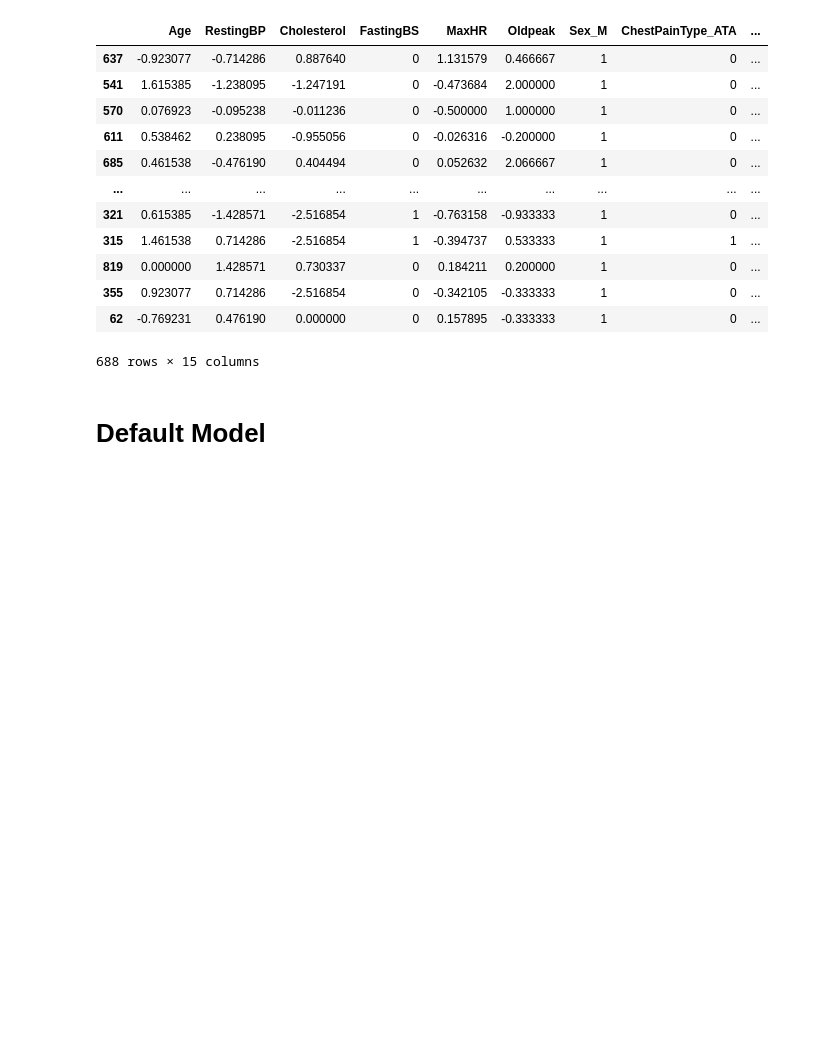
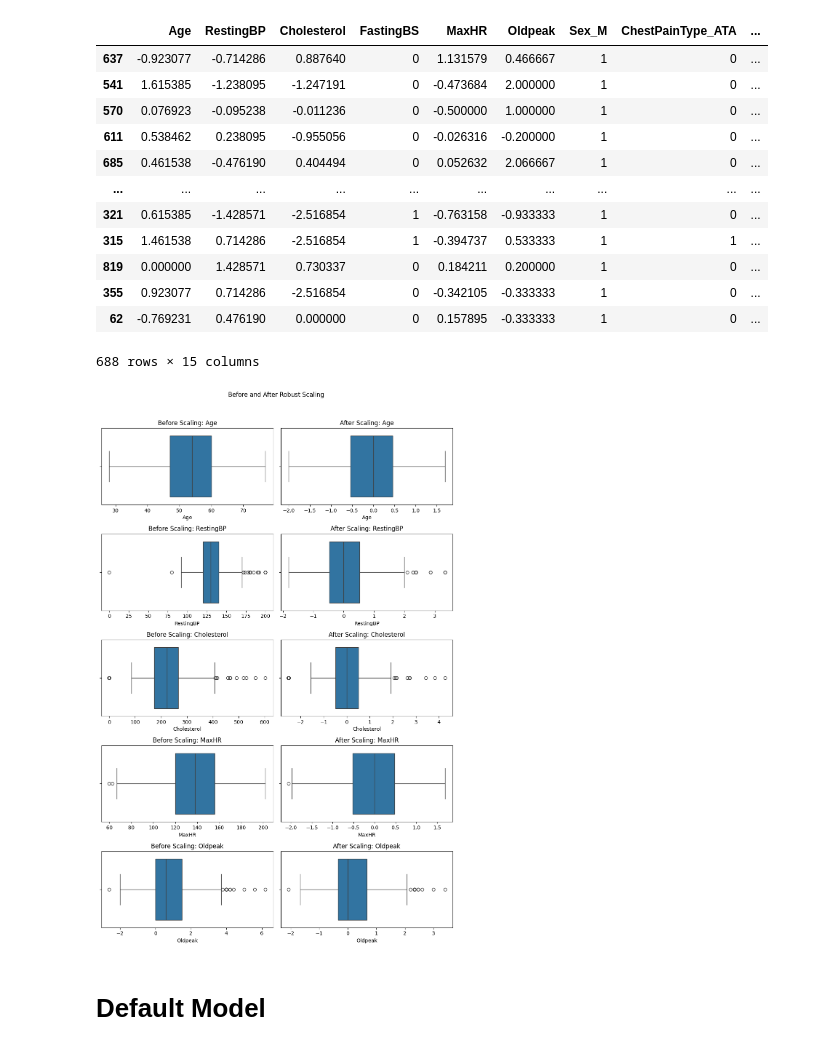
Before and after one commit to Prajwal-Luitel/Heart-Failure-Prediction, a Jupyter notebook: Heart_Disease_Prediction.ipynb, the cells around one changed output. Drawn from its saved outputs; the diff is of its cells as text; code cells hidden in the pictures; blank space fills up the shorter version.

```diff
--- a/Heart_Disease_Prediction.ipynb
+++ b/Heart_Disease_Prediction.ipynb
@@ -197,6 +204,21 @@ X_train
 | 355 | 0.923077 | 0.714286 | -2.516854 | 0 | -0.342105 | -0.333333 | 1 | 0 | ... |
 | 62 | -0.769231 | 0.476190 | 0.000000 | 0 | 0.157895 | -0.333333 | 1 | 0 | ... |
 688 rows × 15 columns
+# %%
+n = len(numerical_columns)
+fig, axes = plt.subplots(nrows=n, ncols=2, figsize=(10, 15))
+
+for i in range(n):
+    sns.boxplot(df[numerical_columns[i]], ax=axes[i,0], orient='h')
+    axes[i,0].set_title(f"Before Scaling: {numerical_columns[i]}")
+    sns.boxplot(X_train[numerical_columns[i]], ax=axes[i,1], orient='h')
+    axes[i,1].set_title(f"After Scaling: {numerical_columns[i]}")
+
+plt.suptitle("Before and After Robust Scaling", y=1.02)
+plt.tight_layout()
+plt.show()
+# %% [output]
+[figure, added]
 # %% [markdown]
 # Default Model
 # %% [markdown]
```
Also changed, not shown: parts of 5 cells of this notebook.
